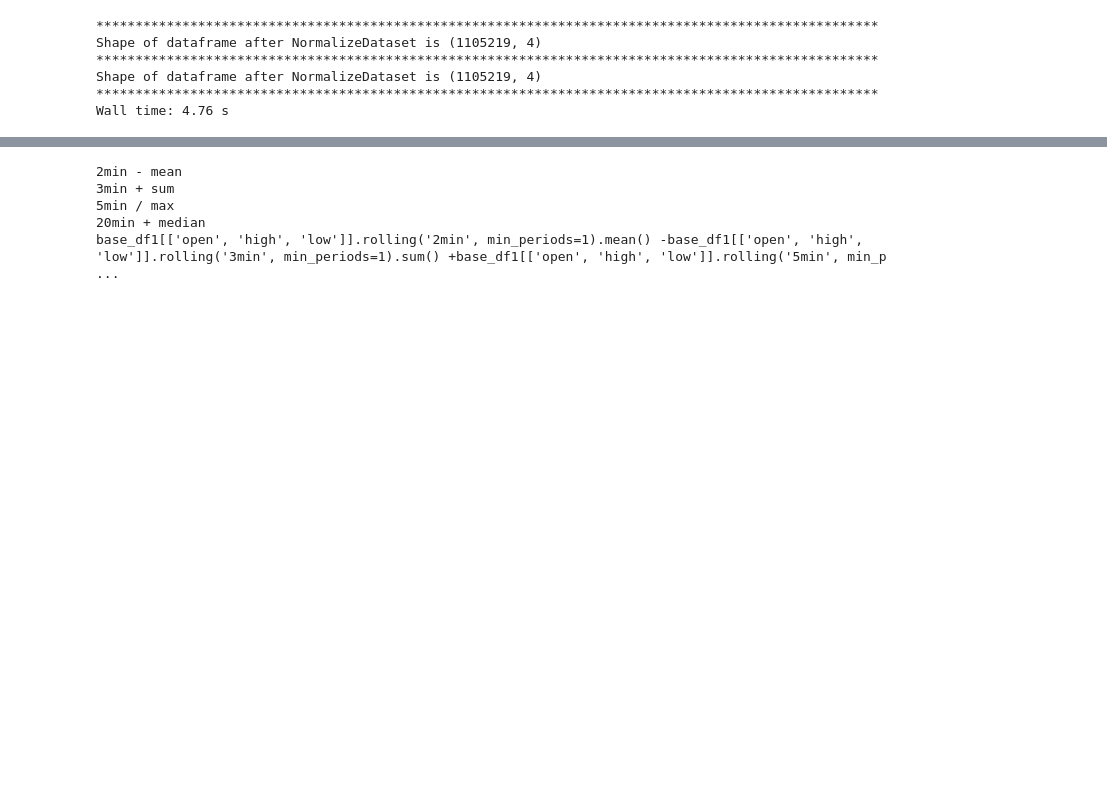
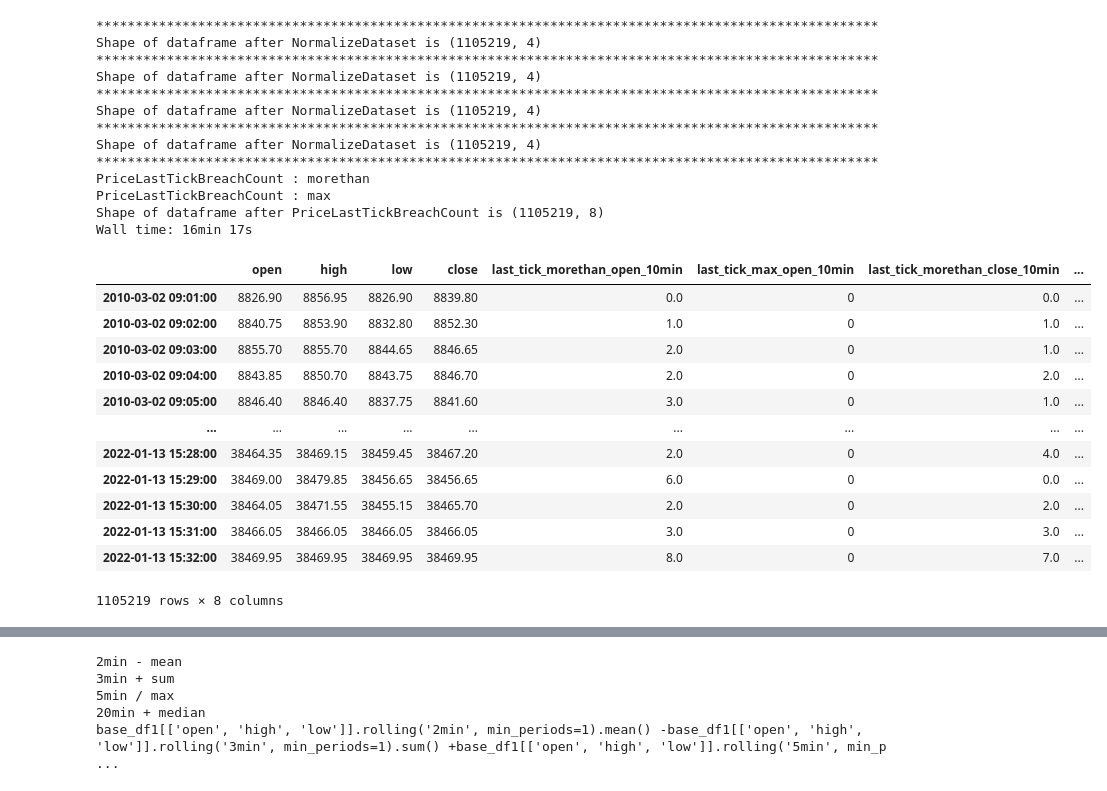
Before and after one commit to xooca/quant_game, a Jupyter notebook: ml_model.ipynb, the cells around one changed output, grey strips where cells are left out. Cells and saved outputs as stored; diff of their text form; code cells hidden in the pictures; blank space fills up the shorter version.

```diff
--- a/ml_model.ipynb
+++ b/ml_model.ipynb
@@ -18,16 +18,41 @@ shft_col_pat = ['close','open']
 
 pipe = Pipeline([
      ('nd', de.NormalizeDataset(columns = ['close','open','high','low'],impute_values=True,impute_type = 'mean_median_imputer',convert_to_floats = True)),
+     ('nd3', de.NormalizeDataset(column_pattern = ['close','open','high','low','momentum','volatile','transform','pattern','overlap'],drop_na_rows=False,fillna=True,fillna_method='ffill')),
    # ('pdrhw', de.PriceDayRangeHourWise(first_col = 'high',second_col='low',hour_range = [('09:00', '10:30'),('10:30', '11:30')],range_type=['price_range','price_deviation_max_first_col'])),
     #('pv', de.PricePerIncrement(freq='1min',shift=3,shift_column=[],shift_column_pattern=shft_col_pat,#verbose=False)),
     ('pltbc', de.PriceLastTickBreachCountv1(column_pattern=shft_col_pat,columns=[],last_ticks='10min',breach_type = ['morethan','max'])),
+    #('pltbc2', de.PriceLastTickBreachCount(column_pattern=shft_col_pat,columns=[],create_new_col = True,last_ticks='10min',breach_type = ['morethan','max'])),
    # ('ppi', de.PricePerIncrement(freq='D',shift=5,shift_column=[],shift_column_pattern=['close','open','high','low','momentum','volatile','transform','pattern','overlap'],verbose=False)),
     ])
-base_df1 = pipe.fit(base_df).transform(base_df)
+base_df2 = pipe.fit(base_df).transform(base_df)
 # %% [output]
 ****************************************************************************************************
 Shape of dataframe after NormalizeDataset is (1105219, 4)
 ****************************************************************************************************
 Shape of dataframe after NormalizeDataset is (1105219, 4)
 ****************************************************************************************************
-Wall time: 4.76 s
+Shape of dataframe after NormalizeDataset is (1105219, 4)
+****************************************************************************************************
+Shape of dataframe after NormalizeDataset is (1105219, 4)
+****************************************************************************************************
+PriceLastTickBreachCount : morethan
+PriceLastTickBreachCount : max
+Shape of dataframe after PriceLastTickBreachCount is (1105219, 8)
+Wall time: 16min 17s
+# %%
+base_df1
+# %% [output]
+|  | open | high | low | close | last_tick_morethan_open_10min | last_tick_max_open_10min | last_tick_morethan_close_10min | ... |
+| 2010-03-02 09:01:00 | 8826.90 | 8856.95 | 8826.90 | 8839.80 | 0.0 | 0 | 0.0 | ... |
+| 2010-03-02 09:02:00 | 8840.75 | 8853.90 | 8832.80 | 8852.30 | 1.0 | 0 | 1.0 | ... |
+| 2010-03-02 09:03:00 | 8855.70 | 8855.70 | 8844.65 | 8846.65 | 2.0 | 0 | 1.0 | ... |
+| 2010-03-02 09:04:00 | 8843.85 | 8850.70 | 8843.75 | 8846.70 | 2.0 | 0 | 2.0 | ... |
+| 2010-03-02 09:05:00 | 8846.40 | 8846.40 | 8837.75 | 8841.60 | 3.0 | 0 | 1.0 | ... |
+| ... | ... | ... | ... | ... | ... | ... | ... | ... |
+| 2022-01-13 15:28:00 | 38464.35 | 38469.15 | 38459.45 | 38467.20 | 2.0 | 0 | 4.0 | ... |
+| 2022-01-13 15:29:00 | 38469.00 | 38479.85 | 38456.65 | 38456.65 | 6.0 | 0 | 0.0 | ... |
+| 2022-01-13 15:30:00 | 38464.05 | 38471.55 | 38455.15 | 38465.70 | 2.0 | 0 | 2.0 | ... |
+| 2022-01-13 15:31:00 | 38466.05 | 38466.05 | 38466.05 | 38466.05 | 3.0 | 0 | 3.0 | ... |
+| 2022-01-13 15:32:00 | 38469.95 | 38469.95 | 38469.95 | 38469.95 | 8.0 | 0 | 7.0 | ... |
+1105219 rows × 8 columns
```
Also changed, not shown: parts of 3 cells of this notebook, 2 other files.
